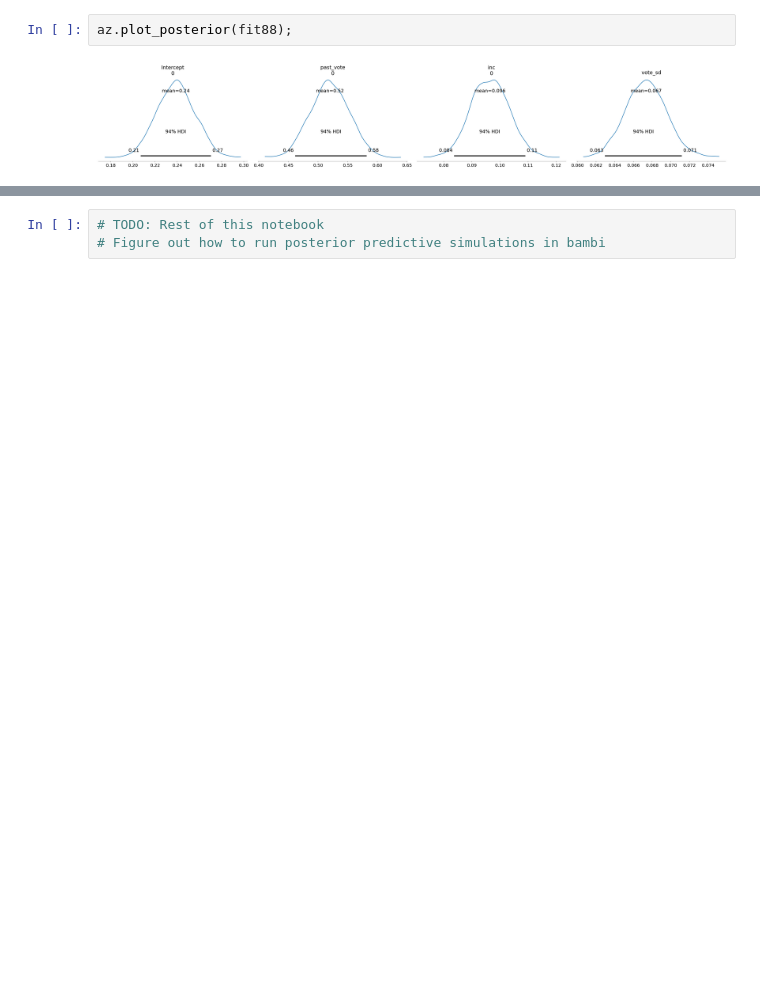
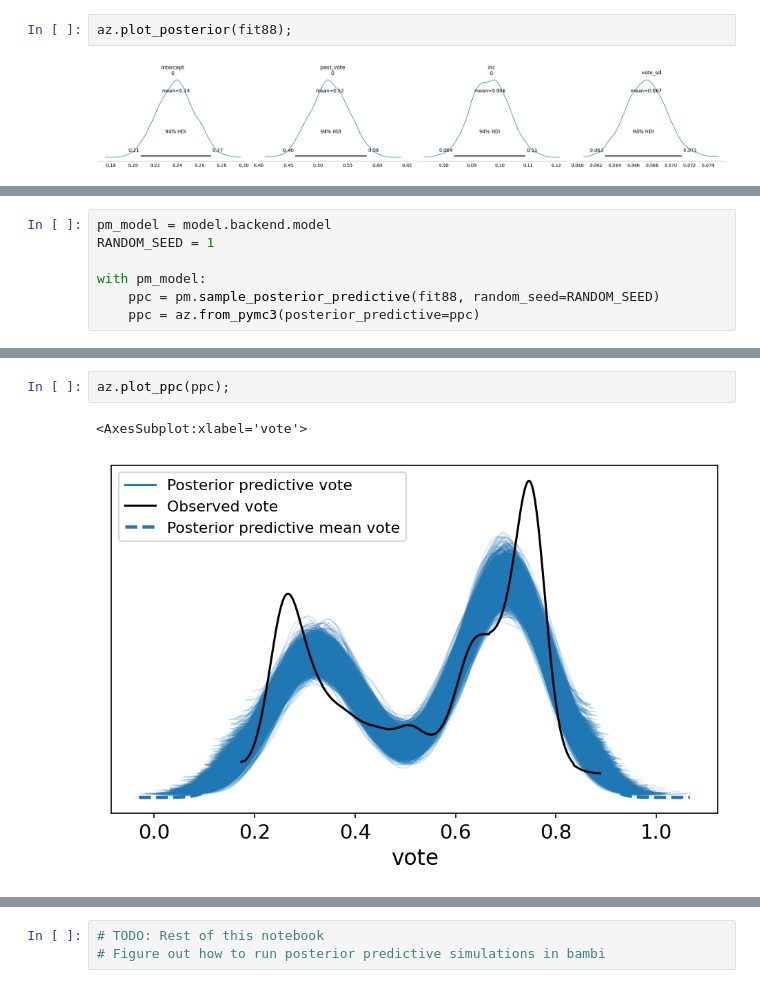
Before and after one commit to tommylees112/Bambi_resources, a Jupyter notebook: ROS/Congress/congress.ipynb, the cells around one changed output, grey strips where cells are left out. Drawn from its saved outputs; the diff is of its cells as text; blank space fills up the shorter version.

```diff
--- a/ROS/Congress/congress.ipynb
+++ b/ROS/Congress/congress.ipynb
@@ -131,0 +138,7 @@ model
+# %%
+pm_model = model.backend.model
+RANDOM_SEED = 1
+
+with pm_model:
+    ppc = pm.sample_posterior_predictive(fit88, random_seed=RANDOM_SEED)
+    ppc = az.from_pymc3(posterior_predictive=ppc)
@@ -131,0 +159,5 @@ model
+# %%
+az.plot_ppc(ppc);
+# %% [output]
+<AxesSubplot:xlabel='vote'>
+[figure, added]
```
Also changed, not shown: parts of 8 cells of this notebook.
